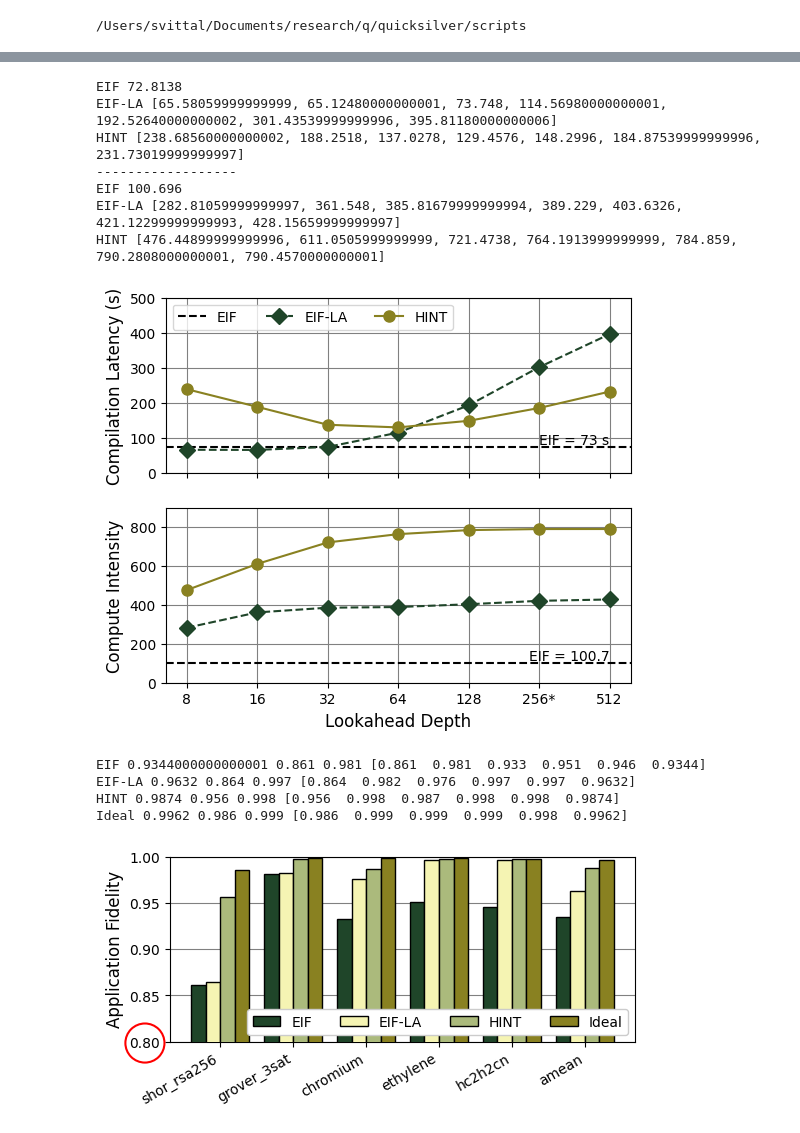
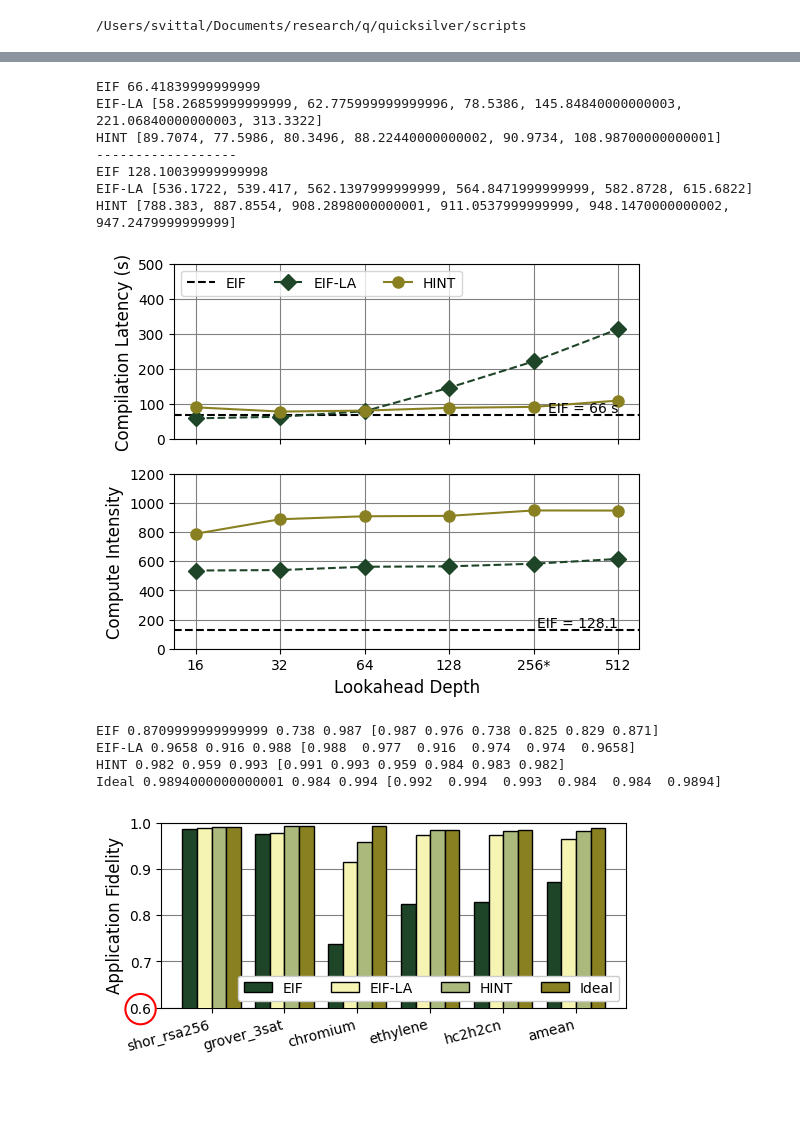
Before and after one commit to suhaskvittal/quicksilver, a Jupyter notebook: scripts/plotting.ipynb, the cells around one changed output, grey strips where cells are left out. Saved outputs shown, nothing was run; the diff lists cells and outputs as text; code cells hidden in the pictures; blank space fills up the shorter version.

```diff
--- a/scripts/plotting.ipynb
+++ b/scripts/plotting.ipynb
@@ -133,23 +133,23 @@ def plot_stat(ax,
             v = patch.get_height()
             if v > ymax:
                 x = patch.get_x() + patch.get_width() / 2
-                ax.text(x, ymax, f'{v:.3g}', ha='center', va='bottom', fontsize=10)
+                ax.text(x, ymax, f'{v:.2g}x', ha='center', va='bottom', rotation=45, fontsize=10)
 
     workload_x_ticks = benchmark_x + (policy_count-1)/2 * width
-    ax.set_xticks(workload_x_ticks, benchmark_ticks, rotation=30, ha='right', fontsize=10)
+    ax.set_xticks(workload_x_ticks, benchmark_ticks, rotation=15, ha='right', fontsize=10)
     ax.grid(axis='y', zorder=0, color='gray')
     if policy_count > 1:
         ax.legend(fontsize=10, ncols=legend_ncols)
 # %%
 PLOT_FOLDER = 'plots/hint'#'../../../writing/disaggregated_memory_systems/figures'
-STATS_FOLDER = '../out/hint_isca2026'
-BENCHMARKS = ['BQ_shor_rsa256_iter_4',
+STATS_FOLDER = '../out/hint_micro2026'
+BENCHMARKS = ['BQ_beauregard_shor_rsa256_iter_4',
               'BQ_grover_3sat_schoning_1710',
-              'BQ_e_cr2_120_trotter',
-              'BQ_v_c2h4o_ethylene_oxide_240_trotter',
-              'BQ_v_hc3h2cn_288_trotter']
+              'BQ_chromium_t',
+              'BQ_c2h4o_ethylene_oxide_t',
+              'BQ_hc3h2cn_t']
 TICKS = ['shor_rsa256', 'grover_3sat', 'chromium', 'ethylene', 'hc2h2cn']
-VERSION=3
+VERSION=5
 # %%
 '''
     HINT PLOT SLOWDOWN FOR BASELINE CONFIGURATION
@@ -260,17 +274,17 @@ HINT 790.4264000000001 34.665 1226.846 [1226.846  1001.323    34.665   796.233
         lookahead depth vs. mean compute intensity
 '''
 
-LOOKAHEAD_DEPTHS = [8, 16, 32, 64, 128, 256, 512]
-
-LOOKAHEAD_TICKS = ['8', '16', '32', '64', '128', '256*', '512']
+LOOKAHEAD_DEPTHS = [16, 32, 64, 128, 256, 512]
+LOOKAHEAD_TICKS = ['16', '32', '64', '128', '256*', '512']
+#LOOKAHEAD_TICKS = ['8', '16', '32', '64', '128', '256*', '512']
 
 # load the compiler results for each lookahead depth once (HINT and EIF-LA),
 # plus EIF (which has no lookahead and is therefore a single value)
-hint_ld_data = {ld: aggregate_stats_by_policy(f'{STATS_FOLDER}/compiler_results/hint_ld{ld}_a12')
+hint_ld_data = {ld: aggregate_stats_by_policy(f'{STATS_FOLDER}/compiler_results/hint_ld{ld}_a16')
                 for ld in LOOKAHEAD_DEPTHS}
-eif_la_ld_data = {ld: aggregate_stats_by_policy(f'{STATS_FOLDER}/compiler_results/eif_la_ld{ld}_a12')
+eif_la_ld_data = {ld: aggregate_stats_by_policy(f'{STATS_FOLDER}/compiler_results/eif_la_ld{ld}_a16')
                   for ld in LOOKAHEAD_DEPTHS}
-eif_data = aggregate_stats_by_policy(f'{STATS_FOLDER}/compiler_results/eif_a12')
+eif_data = aggregate_stats_by_policy(f'{STATS_FOLDER}/compiler_results/eif_a16')
 
 def _bench_mean(data, stat_key):
     vals = [float(_nested_dict_access(data[b], stat_key)) for b in BENCHMARKS]
@@ -317,49 +331,55 @@ plot_lookahead_line(ax2, eif_la_ld_data, 'COMPUTE_INTENSITY', C1, 'EIF-LA', fmt=
 plot_lookahead_line(ax2, hint_ld_data, 'COMPUTE_INTENSITY', C4, 'HINT')
 style_lookahead_ax(ax2, 'Compute Intensity')
 ax2.set_xlabel('Lookahead Depth', fontsize=12)
-ax2.set_ylim(0,900)
+ax2.set_ylim(0,1200)
 plt.savefig(f'{PLOT_FOLDER}/v{VERSION}_hint_lookahead_study.pdf', bbox_inches='tight')
 # %% [output]
-EIF 72.8138
-EIF-LA [65.58059999999999, 65.12480000000001, 73.748, 114.56980000000001, 192.52640000000002, 301.43539999999996, 395.81180000000006]
-HINT [238.68560000000002, 188.2518, 137.0278, 129.4576, 148.2996, 184.87539999999996, 231.73019999999997]
+EIF 66.41839999999999
+EIF-LA [58.26859999999999, 62.775999999999996, 78.5386, 145.84840000000003, 221.06840000000003, 313.3322]
+HINT [89.7074, 77.5986, 80.3496, 88.22440000000002, 90.9734, 108.98700000000001]
 ------------------
-EIF 100.696
-EIF-LA [282.81059999999997, 361.548, 385.81679999999994, 389.229, 403.6326, 421.12299999999993, 428.15659999999997]
-HINT [476.44899999999996, 611.0505999999999, 721.4738, 764.1913999999999, 784.859, 790.2808000000001, 790.4570000000001]
+EIF 128.10039999999998
+EIF-LA [536.1722, 539.417, 562.1397999999999, 564.8471999999999, 582.8728, 615.6822]
+HINT [788.383, 887.8554, 908.2898000000001, 911.0537999999999, 948.1470000000002, 947.2479999999999]
-[figure, old version]
+[figure, new version]
 # %%
 '''
     HINT APPLICATION FIDELITY COMPARISON
 '''
 
-baseline = aggregate_stats_by_policy(f'{STATS_FOLDER}/simulation_results/baseline_a12')
-eif = aggregate_stats_by_policy(f'{STATS_FOLDER}/simulation_results/eif_a12')
-eif_la = aggregate_stats_by_policy(f'{STATS_FOLDER}/simulation_results/eif_la_a12')
-hint = aggregate_stats_by_policy(f'{STATS_FOLDER}/simulation_results/hint_a12')
+baseline = aggregate_stats_by_policy(f'{STATS_FOLDER}/simulation_results/baseline_a16')
+eif = aggregate_stats_by_policy(f'{STATS_FOLDER}/simulation_results/eif_a16')
+eif_la = aggregate_stats_by_policy(f'{STATS_FOLDER}/simulation_results/eif_la_a16')
+hint = aggregate_stats_by_policy(f'{STATS_FOLDER}/simulation_results/hint_a16')
+
+# Treat the Ideal baseline as having perfect memory fidelity.
+for benchmark in BENCHMARKS:
+    fidelity = baseline[benchmark]['FIDELITY']
+    fidelity['MEMORY'] = 1.0
+    fidelity['OVERALL'] = fidelity['COMPUTE'] * fidelity['RDR']
 
 # EIF and HINT vs baseline -----------------------
 
 fig, ax = plt.subplots()
 fig.set_size_inches(6.0,2.4)
 plot_stat(ax, BENCHMARKS, TICKS,
               ['EIF', 'EIF-LA', 'HINT', 'Ideal'], [eif,eif_la,hint,baseline], [C1, C2, C3, C4],  # legend, configs, colors
-              'CLIENT_0_FIDELITY/OVERALL', # stat_key
+              'FIDELITY/OVERALL', # stat_key
               'Application Fidelity',
-              ylim=[0.8,1.0],
+              ylim=[0.6,1.0],
             #  show_percentage=True,
            #   normalize_results_to_policy='Ideal',
               mean_type='amean'
               )
 ax.legend(loc='lower right', framealpha=1.0, ncols=4)
 for label in ax.get_yticklabels():
-    if label.get_text() in ('0.80'):
+    if label.get_text() in ('0.60'):
         label.set_bbox(dict(boxstyle='circle,pad=0.3', facecolor='none', edgecolor='red', linewidth=1.5))
         break
 plt.savefig(f'{PLOT_FOLDER}/v{VERSION}_hint_fidelity.pdf', bbox_inches='tight')
 # %% [output]
-EIF 0.9344000000000001 0.861 0.981 [0.861  0.981  0.933  0.951  0.946  0.9344]
-EIF-LA 0.9632 0.864 0.997 [0.864  0.982  0.976  0.997  0.997  0.9632]
-HINT 0.9874 0.956 0.998 [0.956  0.998  0.987  0.998  0.998  0.9874]
-Ideal 0.9962 0.986 0.999 [0.986  0.999  0.999  0.999  0.998  0.9962]
+EIF 0.8709999999999999 0.738 0.987 [0.987 0.976 0.738 0.825 0.829 0.871]
+EIF-LA 0.9658 0.916 0.988 [0.988  0.977  0.916  0.974  0.974  0.9658]
+HINT 0.982 0.959 0.993 [0.991 0.993 0.959 0.984 0.983 0.982]
+Ideal 0.9894000000000001 0.984 0.994 [0.992  0.994  0.993  0.984  0.984  0.9894]
-[figure, old version]
+[figure, new version]
```
Also changed, not shown: parts of 18 cells of this notebook, 4 other files.
